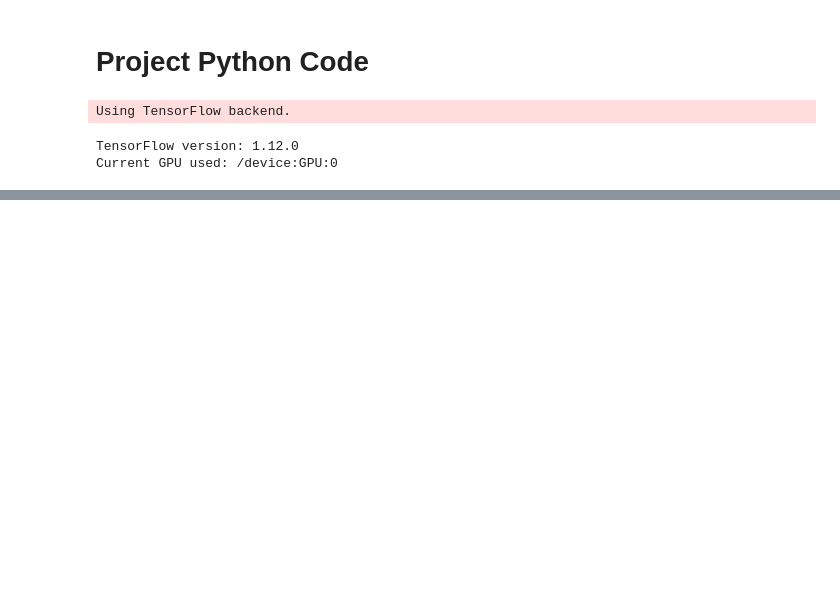
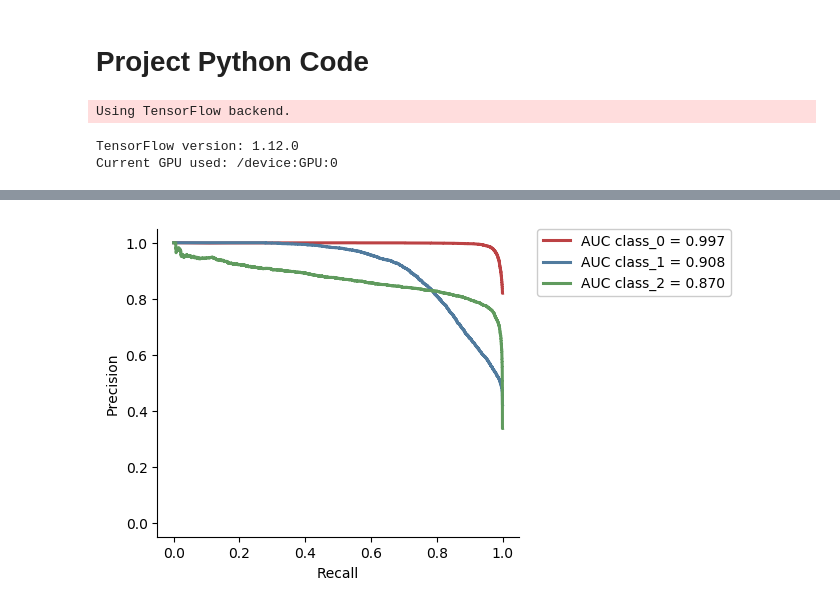
Before and after one commit to DylanLoader/Bioinformatics, a Jupyter notebook: Bioinformatic-CNNs/tutorials/Learning Bioinformatics in Python.ipynb, the cells around one changed output, grey strips where cells are left out. Drawn from its saved outputs; the diff is of its cells as text; code cells hidden in the pictures; blank space fills up the shorter version.

```diff
--- a/Bioinformatic-CNNs/tutorials/Learning Bioinformatics in Python.ipynb
+++ b/Bioinformatic-CNNs/tutorials/Learning Bioinformatics in Python.ipynb
@@ -115,0 +180,4 @@ print(data.get_summary())
+# %%
+Image(output_folder+"prec.png")
+# %% [output]
+[figure, added]
```
Also changed, not shown: parts of 14 cells of this notebook, 5 other files.
